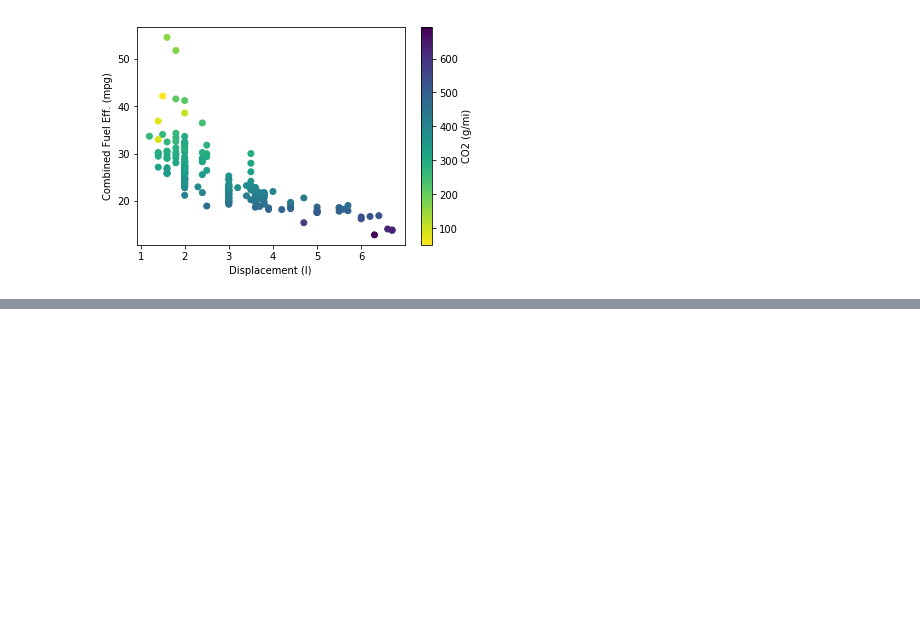
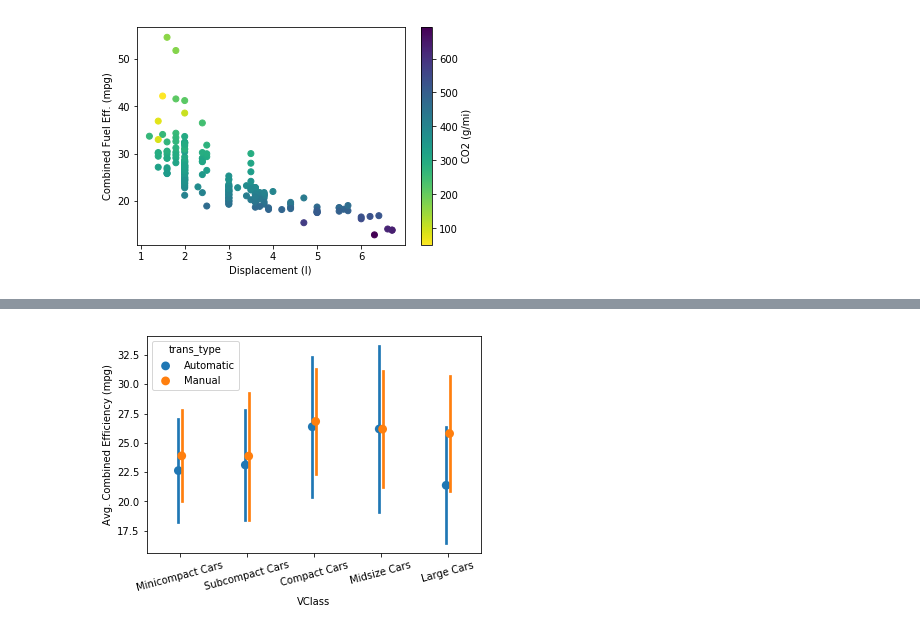
Before and after one commit to deepaksithu/Multivariate_Exploration_of_Data_Notes, a Jupyter notebook: Multivariate_Visualizations.ipynb, the cells around one changed output, grey strips where cells are left out. Saved outputs shown, nothing was run; the diff lists cells and outputs as text; code cells hidden in the pictures; blank space fills up the shorter version.

```diff
--- a/Multivariate_Visualizations.ipynb
+++ b/Multivariate_Visualizations.ipynb
@@ -157,0 +183,8 @@ plt.ylabel('Combined Fuel Eff. (mpg)');
+# %%
+# added hue to show differences between transmission types
+# dodge to True keeps the two sets of lines frmo overlapping
+sns.pointplot(data = fuel_econ, x = 'VClass', y = 'comb', hue = 'trans_type', ci = 'sd', linestyles = '', dodge = True);
+plt.xticks(rotation = 15)
+plt.ylabel('Avg. Combined Efficiency (mpg)');
+# %% [output]
+[figure, added]
```
Also changed, not shown: parts of 16 cells of this notebook.
